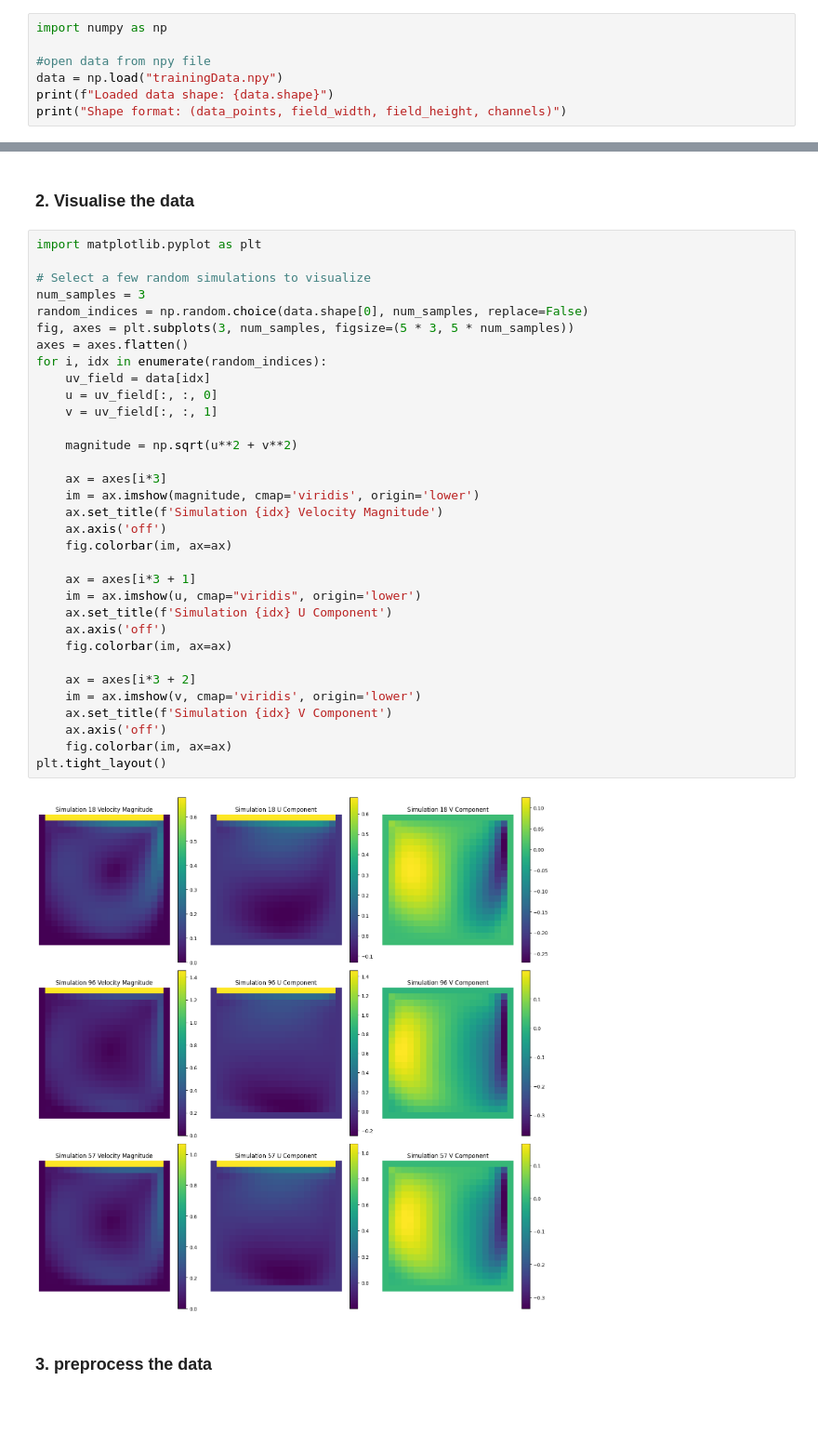
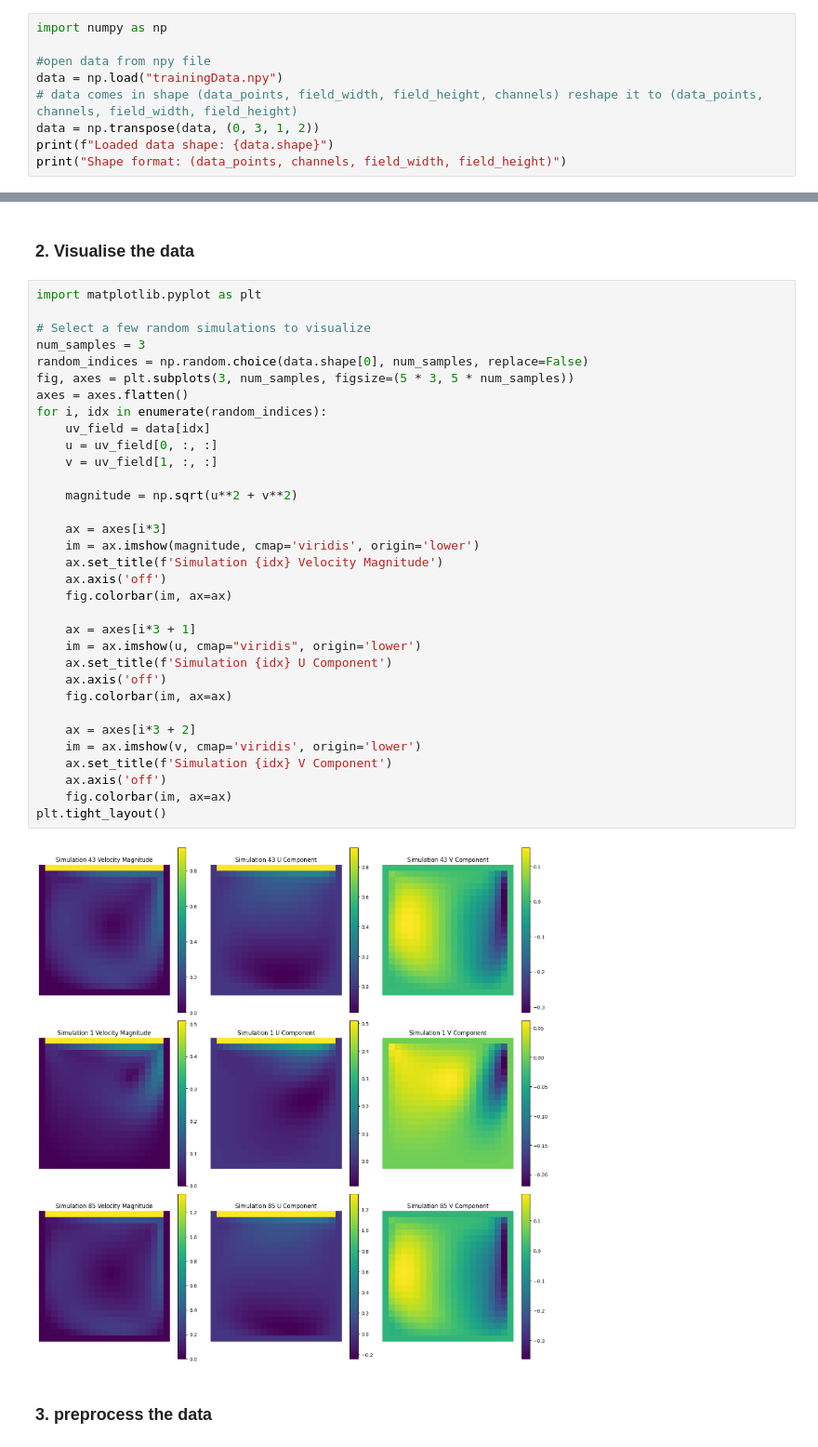
Before and after one commit to moritzmarquardt/numsim-project, a Jupyter notebook: SciMLTask/preprocessing.ipynb, the cells around one changed output, grey strips where cells are left out. Shown: that part at 93% size. Cells and saved outputs as stored; diff of their text form; blank space fills up the shorter version.

```diff
--- a/SciMLTask/preprocessing.ipynb
+++ b/SciMLTask/preprocessing.ipynb
@@ -7,6 +7,8 @@ import numpy as np
 
 #open data from npy file
 data = np.load("trainingData.npy")
+# data comes in shape (data_points, field_width, field_height, channels) reshape it to (data_points, channels, field_width, field_height)
+data = np.transpose(data, (0, 3, 1, 2))
 print(f"Loaded data shape: {data.shape}")
-print("Shape format: (data_points, field_width, field_height, channels)")
+print("Shape format: (data_points, channels, field_width, field_height)")
 # %% [output]
@@ -19,35 +21,35 @@ import matplotlib.pyplot as plt
 
 # Select a few random simulations to visualize
 num_samples = 3
 random_indices = np.random.choice(data.shape[0], num_samples, replace=False)
 fig, axes = plt.subplots(3, num_samples, figsize=(5 * 3, 5 * num_samples))
 axes = axes.flatten()
 for i, idx in enumerate(random_indices):
     uv_field = data[idx]
-    u = uv_field[:, :, 0]
-    v = uv_field[:, :, 1]
+    u = uv_field[0, :, :]
+    v = uv_field[1, :, :]
 
     magnitude = np.sqrt(u**2 + v**2)
 
     ax = axes[i*3]
     im = ax.imshow(magnitude, cmap='viridis', origin='lower')
     ax.set_title(f'Simulation {idx} Velocity Magnitude')
     ax.axis('off')
     fig.colorbar(im, ax=ax)
 
     ax = axes[i*3 + 1]
     im = ax.imshow(u, cmap="viridis", origin='lower')
     ax.set_title(f'Simulation {idx} U Component')
     ax.axis('off')
     fig.colorbar(im, ax=ax)
 
     ax = axes[i*3 + 2]
     im = ax.imshow(v, cmap='viridis', origin='lower')
     ax.set_title(f'Simulation {idx} V Component')
     ax.axis('off')
     fig.colorbar(im, ax=ax)
 plt.tight_layout()
 # %% [output]
-[figure, old version]
+[figure, new version]
 # %% [markdown]
 ### 3. preprocess the data
```
Also changed, not shown: parts of 10 cells of this notebook, 9 other files.
